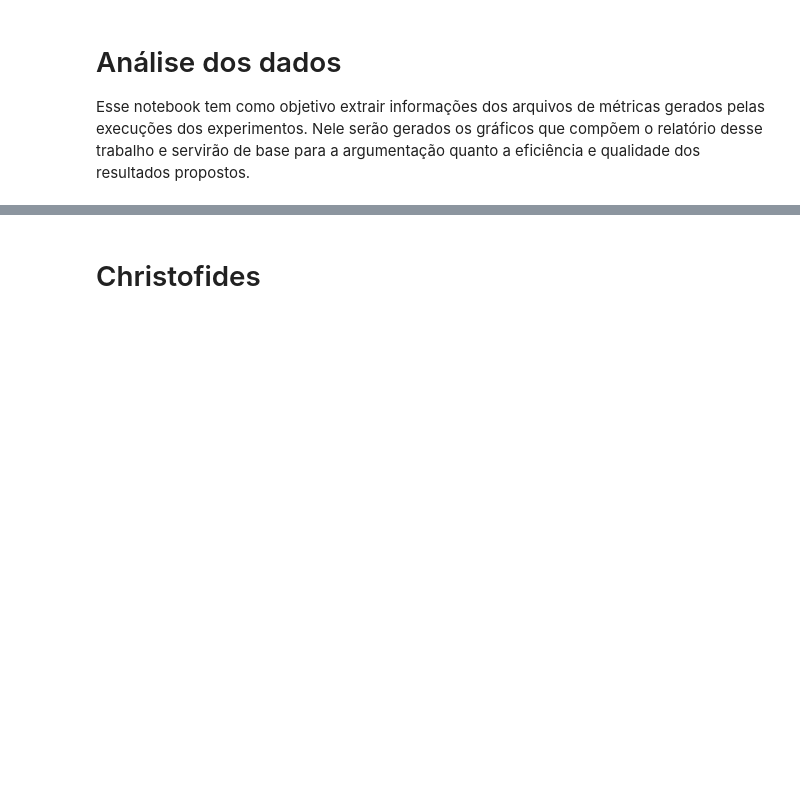
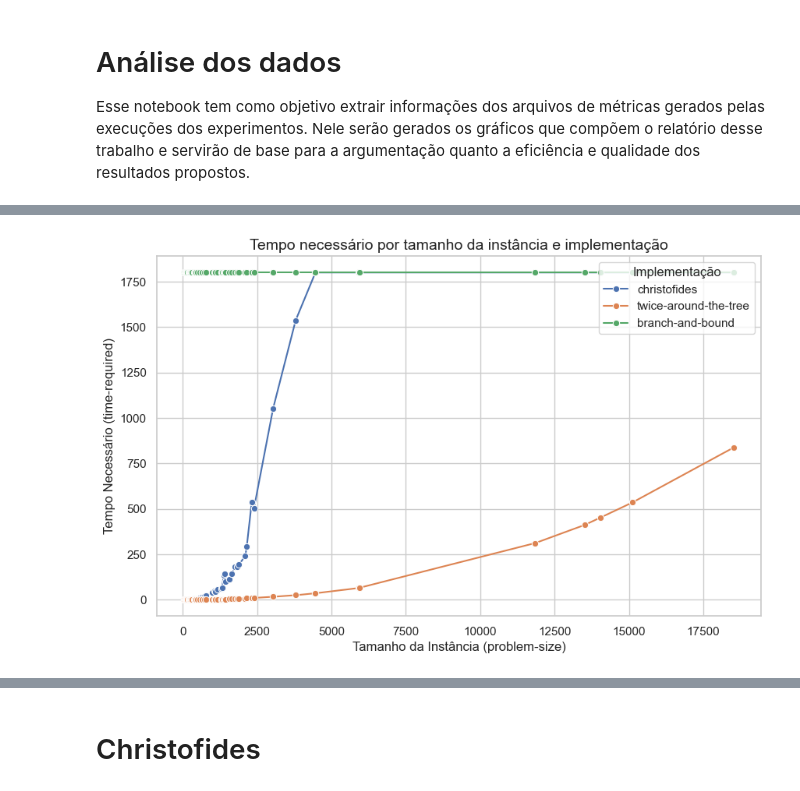
Before and after one commit to erikneves04/NPHard-Solutions, a Jupyter notebook: Analisys.ipynb, the cells around one changed output, grey strips where cells are left out. Saved outputs shown, nothing was run; the diff lists cells and outputs as text; code cells hidden in the pictures; blank space fills up the shorter version.

```diff
--- a/Analisys.ipynb
+++ b/Analisys.ipynb
@@ -21,0 +37,11 @@ dataframe['quality'] = dataframe.apply(
+# %%
+# Gráfico 2: Comparação de desempenho (tempo) por implementação e tamanho da instância
+plt.figure(figsize=(10, 6))
+sns.lineplot(data=dataframe, x="problem-size", y="time-required", hue="algorithm", marker="o")
+plt.title("Tempo necessário por tamanho da instância e implementação", fontsize=14)
+plt.xlabel("Tamanho da Instância (problem-size)", fontsize=12)
+plt.ylabel("Tempo Necessário (time-required)", fontsize=12)
+plt.legend(title="Implementação", loc="upper right")
+plt.show()
+# %% [output]
+[figure, added]
```
Also changed, not shown: parts of 3 cells of this notebook.
